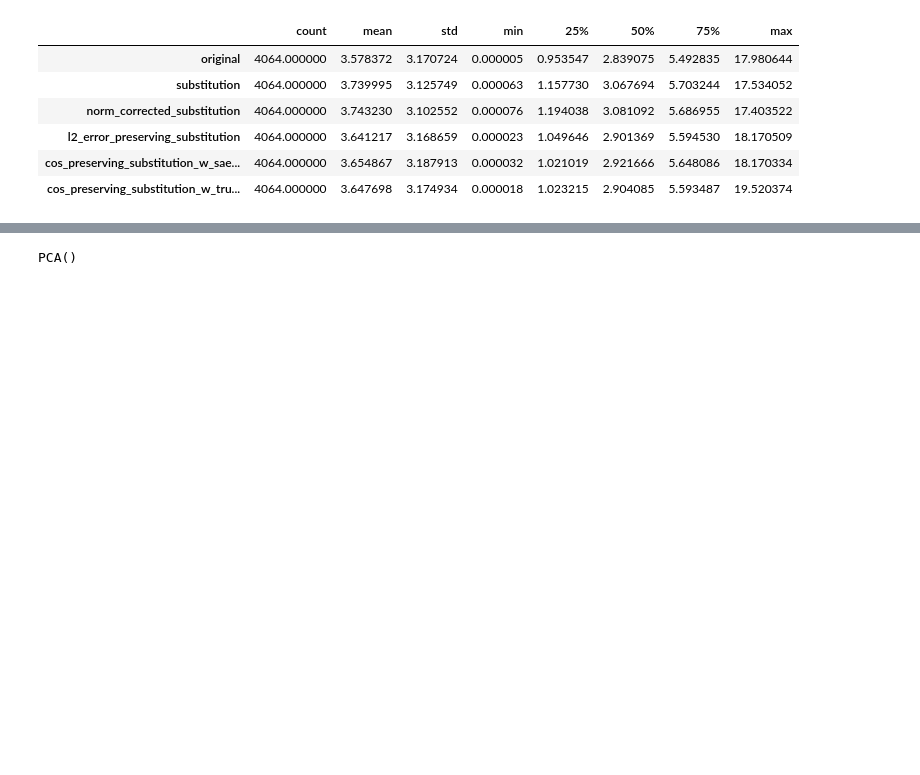
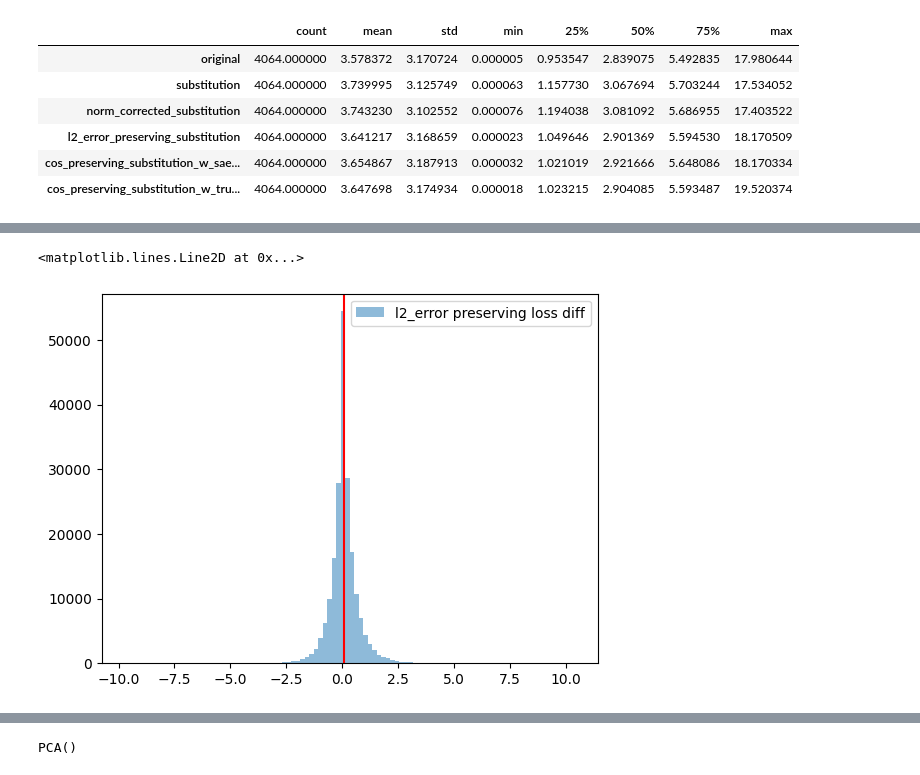
Before and after one commit to dajale423/error_pathology, a Jupyter notebook: eval.ipynb, the cells around one changed output, grey strips where cells are left out. Saved outputs shown, nothing was run; the diff lists cells and outputs as text; code cells hidden in the pictures; blank space fills up the shorter version.

```diff
--- a/eval.ipynb
+++ b/eval.ipynb
@@ -162 +248,11 @@ result_df[[c for c in result_df.columns if 'kl' in c]].describe().T.iloc[:-2].st
+# %%
+#plt.hist(rdf['substitution_loss'] - rdf['loss'], bins=100, alpha=0.5, label='sub loss diff');
+plt.hist(rdf['substitution_loss'] - rdf['l2_error_preserving_substitution_loss'], bins=100, alpha=0.5, label='l2_error preserving loss diff');
+plt.legend()
+mean_diff = (rdf['substitution_loss'] - rdf['l2_error_preserving_substitution_loss']).mean()
+plt.axvline(mean_diff, color='r')
+#plt.yscale('log')
+# %% [output]
+<matplotlib.lines.Line2D at 0x...>
+[figure, added]
 # %%
```
Also changed, not shown: parts of 15 cells of this notebook, 1 other file.
